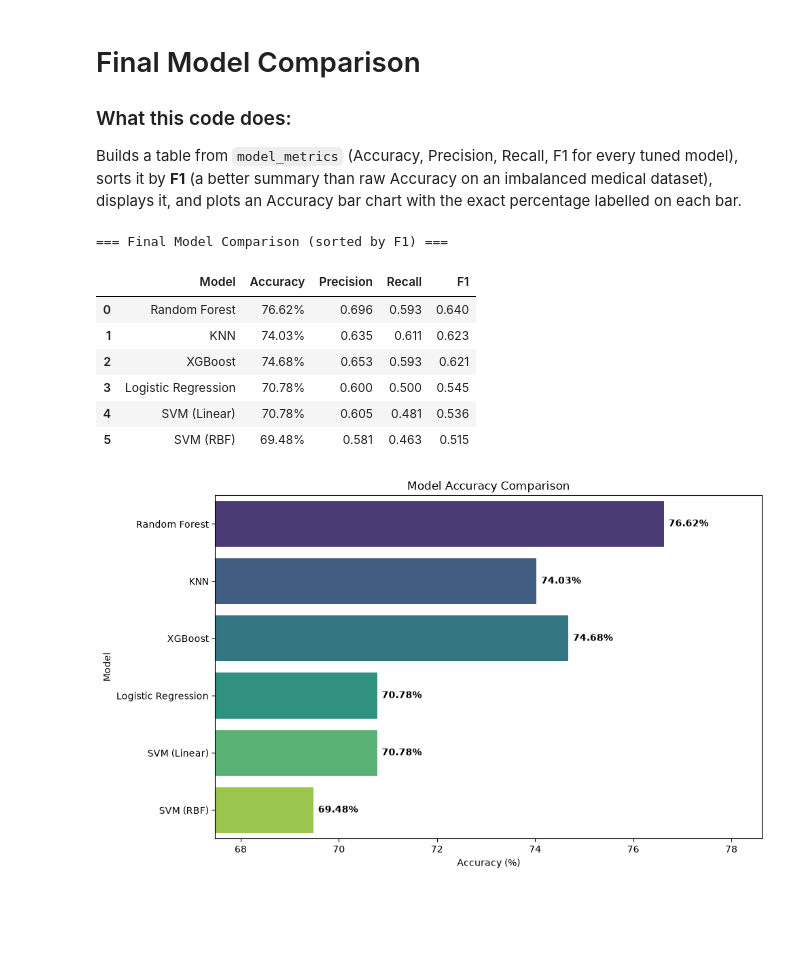
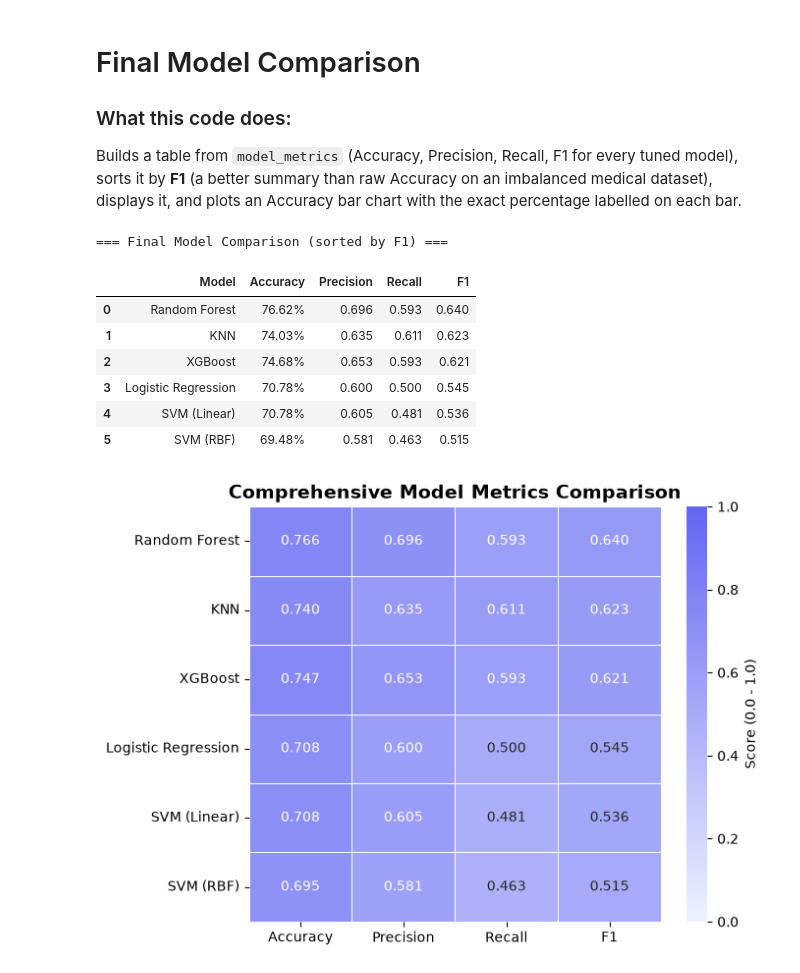
Before and after one commit to Nitditto/Intelligent_system, a Jupyter notebook: assignment_01/Model_training.ipynb, the cells around one changed output. Saved outputs shown, nothing was run; the diff lists cells and outputs as text; code cells hidden in the pictures; blank space fills up the shorter version.

```diff
--- a/assignment_01/Model_training.ipynb
+++ b/assignment_01/Model_training.ipynb
@@ -21,6 +21,7 @@ import numpy as np
 import matplotlib.pyplot as plt
 import seaborn as sns
 import joblib
+from matplotlib.colors import LinearSegmentedColormap
 
 from sklearn.model_selection import train_test_split, GridSearchCV
 from sklearn.preprocessing import StandardScaler
@@ -65,6 +66,8 @@ X_train_scaled = scaler.fit_transform(X_train)
 X_test_scaled = scaler.transform(X_test)
 joblib.dump(scaler, 'scaler.pkl')
 
+BRAND_CMAP = LinearSegmentedColormap.from_list('brand_seq', ['#eef2ff', '#6366f1'])
+
 # 5. Shared bookkeeping + rich-metrics helper for every model trained below
 model_metrics = []
 model_filenames = {}
@@ -89,10 +92,13 @@ def evaluate_model(name, model, X_te, y_te, filename, needs_scaling):
     print(classification_report(y_te, y_pred, target_names=['Non-Diabetic', 'Diabetic']))
 
     cm = confusion_matrix(y_te, y_pred)
-    sns.heatmap(cm, annot=True, fmt='d', cmap='Blues', cbar=False)
+    plt.figure(figsize=(5, 4))
+    sns.heatmap(cm, annot=True, fmt='d', cmap=BRAND_CMAP, cbar=False,
+                xticklabels=['Non-Diabetic', 'Diabetic'], yticklabels=['Non-Diabetic', 'Diabetic'])
     plt.title(f'{name} Confusion Matrix')
     plt.xlabel('Predicted Label')
     plt.ylabel('True Label')
+    plt.tight_layout()
     plt.show()
     return y_pred
 # %% [markdown]
@@ -292,39 +298,35 @@ an Accuracy bar chart with the exact percentage labelled on each bar.
 # %%
 results_df = pd.DataFrame(model_metrics)
 results_df_display = results_df.copy()
 results_df_display['Accuracy'] = results_df_display['Accuracy'] * 100
 results_df_display = results_df_display.sort_values(by='F1', ascending=False).reset_index(drop=True)
 
 print("=== Final Model Comparison (sorted by F1) ===")
 display(results_df_display.style.format({
     'Accuracy': '{:.2f}%', 'Precision': '{:.3f}', 'Recall': '{:.3f}', 'F1': '{:.3f}'
 }))
 
-plt.figure(figsize=(10, 6))
-ax = sns.barplot(x='Accuracy', y='Model', data=results_df_display, hue='Model', palette='viridis', legend=False)
+# Annotated heatmap comparing all 4 metrics across all models
+# (a 6x4 heatmap reads far more clearly than a 24-bar grouped bar chart)
+import matplotlib.pyplot as plt
+comparison_df = results_df.copy().set_index('Model')
+comparison_df = comparison_df.sort_values(by='F1', ascending=False)
 
-min_acc = results_df_display['Accuracy'].min()
-max_acc = results_df_display['Accuracy'].max()
-plt.xlim(min_acc - 2, max_acc + 2)
-
-for p in ax.patches:
-    ax.annotate(f'{p.get_width():.2f}%',
-                (p.get_width(), p.get_y() + p.get_height() / 2.),
-                ha='left', va='center',
-                xytext=(5, 0), textcoords='offset points',
-                fontweight='bold')
-
-plt.title('Model Accuracy Comparison')
-plt.xlabel('Accuracy (%)')
+plt.figure(figsize=(7, 5))
+sns.heatmap(comparison_df, annot=True, fmt='.3f', cmap=BRAND_CMAP, vmin=0, vmax=1,
+            linewidths=0.5, linecolor='white', cbar_kws={'label': 'Score (0.0 - 1.0)'})
+plt.title('Comprehensive Model Metrics Comparison', fontsize=14, fontweight='bold')
+plt.xlabel('')
+plt.ylabel('')
 plt.tight_layout()
 plt.show()
 # %% [output]
 === Final Model Comparison (sorted by F1) ===
 |  | Model | Accuracy | Precision | Recall | F1 |
 | 0 | Random Forest | 76.62% | 0.696 | 0.593 | 0.640 |
 | 1 | KNN | 74.03% | 0.635 | 0.611 | 0.623 |
 | 2 | XGBoost | 74.68% | 0.653 | 0.593 | 0.621 |
 | 3 | Logistic Regression | 70.78% | 0.600 | 0.500 | 0.545 |
 | 4 | SVM (Linear) | 70.78% | 0.605 | 0.481 | 0.536 |
 | 5 | SVM (RBF) | 69.48% | 0.581 | 0.463 | 0.515 |
-[figure, old version]
+[figure, new version]
```
Also changed, not shown: parts of 6 cells of this notebook, 17 other files.
